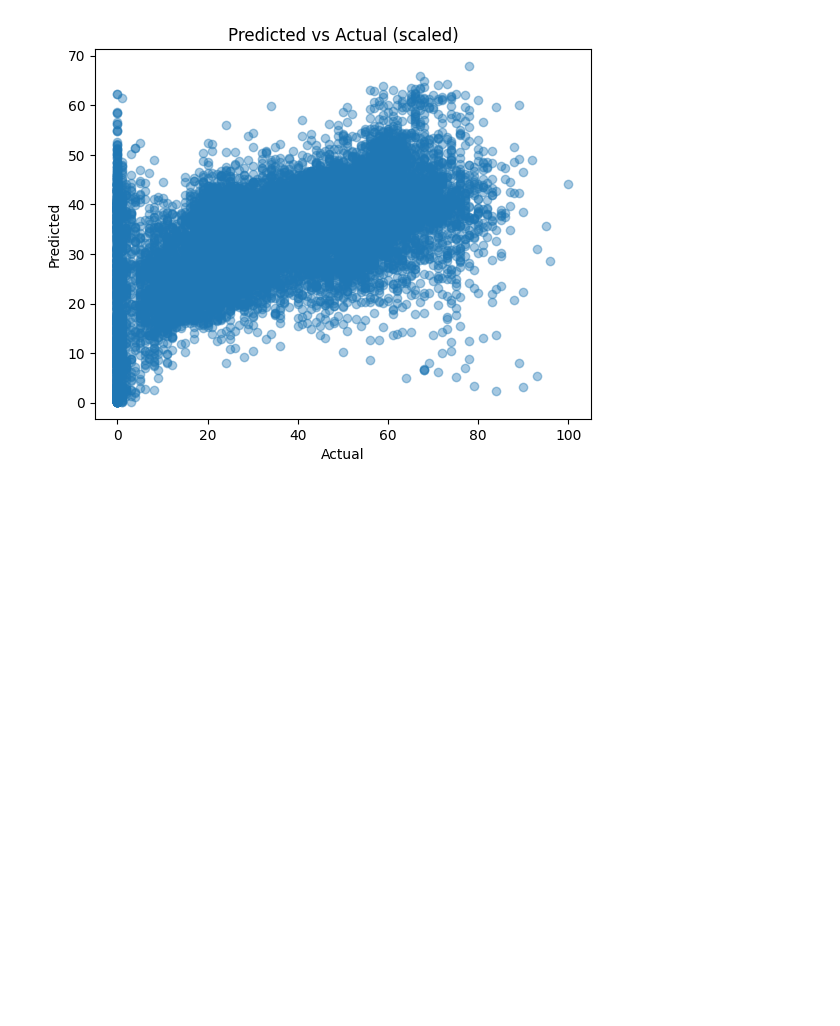
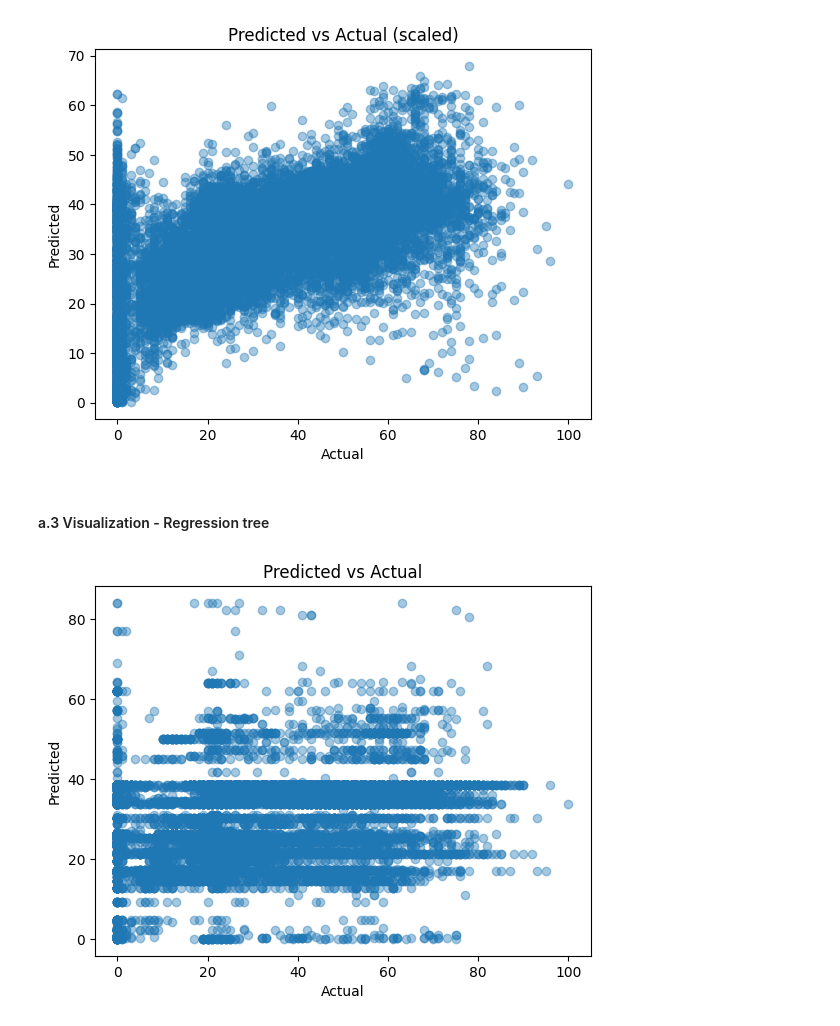
Before and after one commit to clara-opp/datamining_group12, a Jupyter notebook: DataMining.ipynb, the cells around one changed output. Drawn from its saved outputs; the diff is of its cells as text; code cells hidden in the pictures; blank space fills up the shorter version.

```diff
--- a/DataMining.ipynb
+++ b/DataMining.ipynb
@@ -76,0 +79,13 @@ dtype: float64
+# %%
+# Initialize Regressor
+regressor = DecisionTreeRegressor(max_depth=10, random_state=42)
+
+# Fitting the Regressor
+regressor.fit(X_train, y_train)
+
+# Predict the Popularity
+y_pred = regressor.predict(X_test)
+
+# What do the metrics say about our model?
+print(f"Mean Squared Error: ", mean_squared_error(y_test, y_pred))
+print(f"R²: ", r2_score(y_test, y_pred))
@@ -124,0 +145,13 @@ dtype: float64
+# %%
+# Initialize Regressor
+regressor = DecisionTreeRegressor(max_depth=10, random_state=42)
+
+# Fitting the Regressor
+regressor.fit(X_train_scaled, y_train)
+
+# Predict the Popularity
+y_pred_scaled = regressor.predict(X_test_scaled)
+
+# What do the metrics say about the model?
+print(f"Mean Squared Error: ", mean_squared_error(y_test, y_pred_scaled))
+print(f"R²: ", r2_score(y_test, y_pred))
@@ -134,3 +170,16 @@ plt.title("Predicted vs Actual (scaled)")
 plt.show()
 # %% [output]
 [figure]
+# %% [markdown]
+#### a.3 Visualization - Regression tree
+# %%
+# How did we do?
+y_pred = regressor.predict(X_test)
+
+plt.scatter(y_test, y_pred, alpha=0.4)
+plt.xlabel("Actual")
+plt.ylabel("Predicted")
+plt.title("Predicted vs Actual")
+plt.show()
+# %% [output]
+[figure, added]
```
Also changed, not shown: parts of 8 cells of this notebook.
